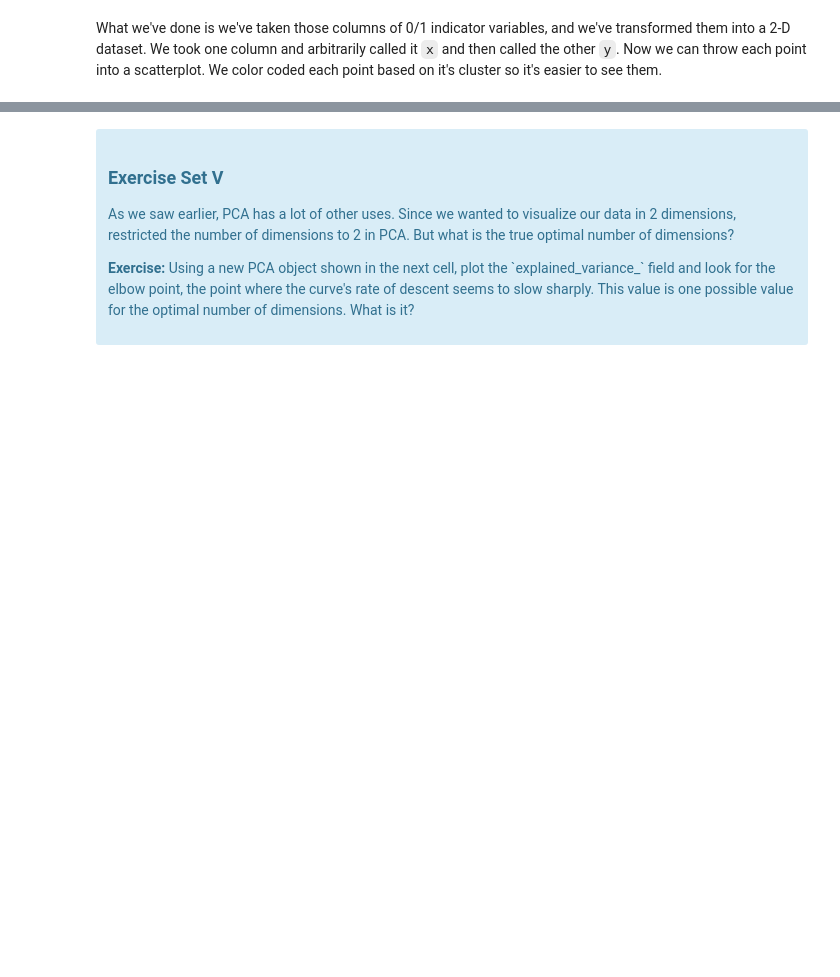
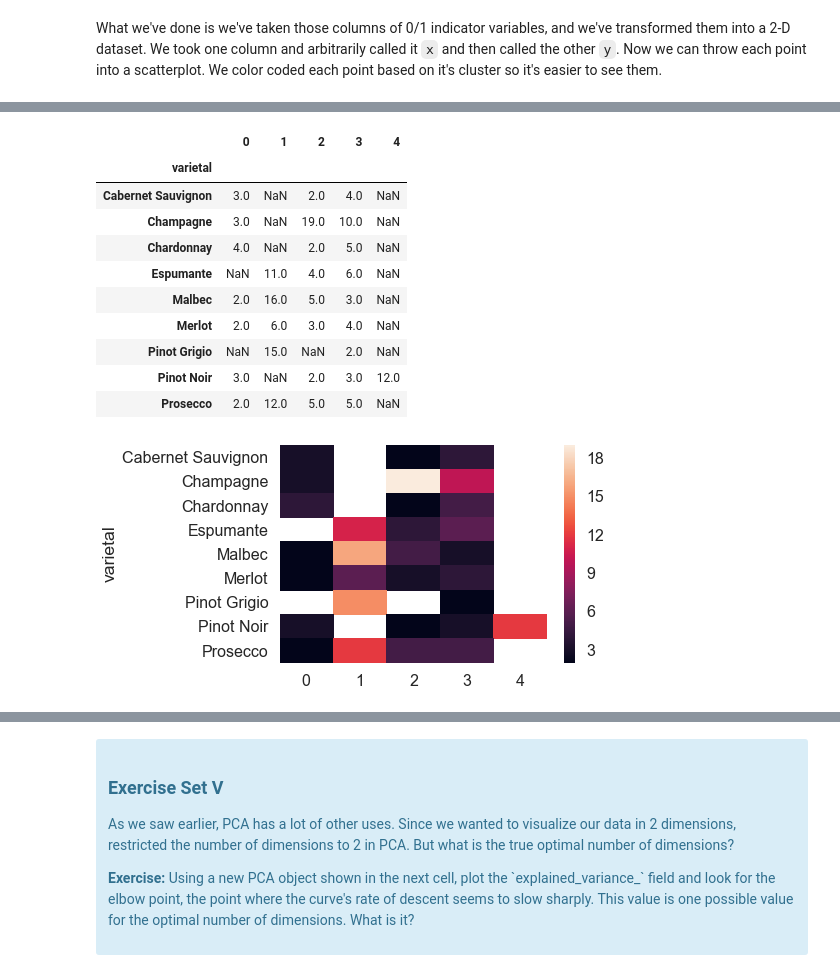
Before and after one commit to liconver/Customer-Segmentation-Using-Clustering, a Jupyter notebook: Mini_Project_Clustering.ipynb, the cells around one changed output, grey strips where cells are left out. Drawn from its saved outputs; the diff is of its cells as text; code cells hidden in the pictures; blank space fills up the shorter version.

```diff
--- a/Mini_Project_Clustering.ipynb
+++ b/Mini_Project_Clustering.ipynb
@@ -330,0 +319,17 @@ clusters
+# %%
+clustervarietals = cluster2.groupby('varietal')[[0,1,2,3,4]].agg('max')
+ax = sns.heatmap(clustervarietals)
+clustervarietals
+# %% [output]
+|  | 0 | 1 | 2 | 3 | 4 |
+| varietal |  |  |  |  |  |
+| Cabernet Sauvignon | 3.0 | NaN | 2.0 | 4.0 | NaN |
+| Champagne | 3.0 | NaN | 19.0 | 10.0 | NaN |
+| Chardonnay | 4.0 | NaN | 2.0 | 5.0 | NaN |
+| Espumante | NaN | 11.0 | 4.0 | 6.0 | NaN |
+| Malbec | 2.0 | 16.0 | 5.0 | 3.0 | NaN |
+| Merlot | 2.0 | 6.0 | 3.0 | 4.0 | NaN |
+| Pinot Grigio | NaN | 15.0 | NaN | 2.0 | NaN |
+| Pinot Noir | 3.0 | NaN | 2.0 | 3.0 | 12.0 |
+| Prosecco | 2.0 | 12.0 | 5.0 | 5.0 | NaN |
+[figure, added]
```
Also changed, not shown: parts of 10 cells of this notebook.
